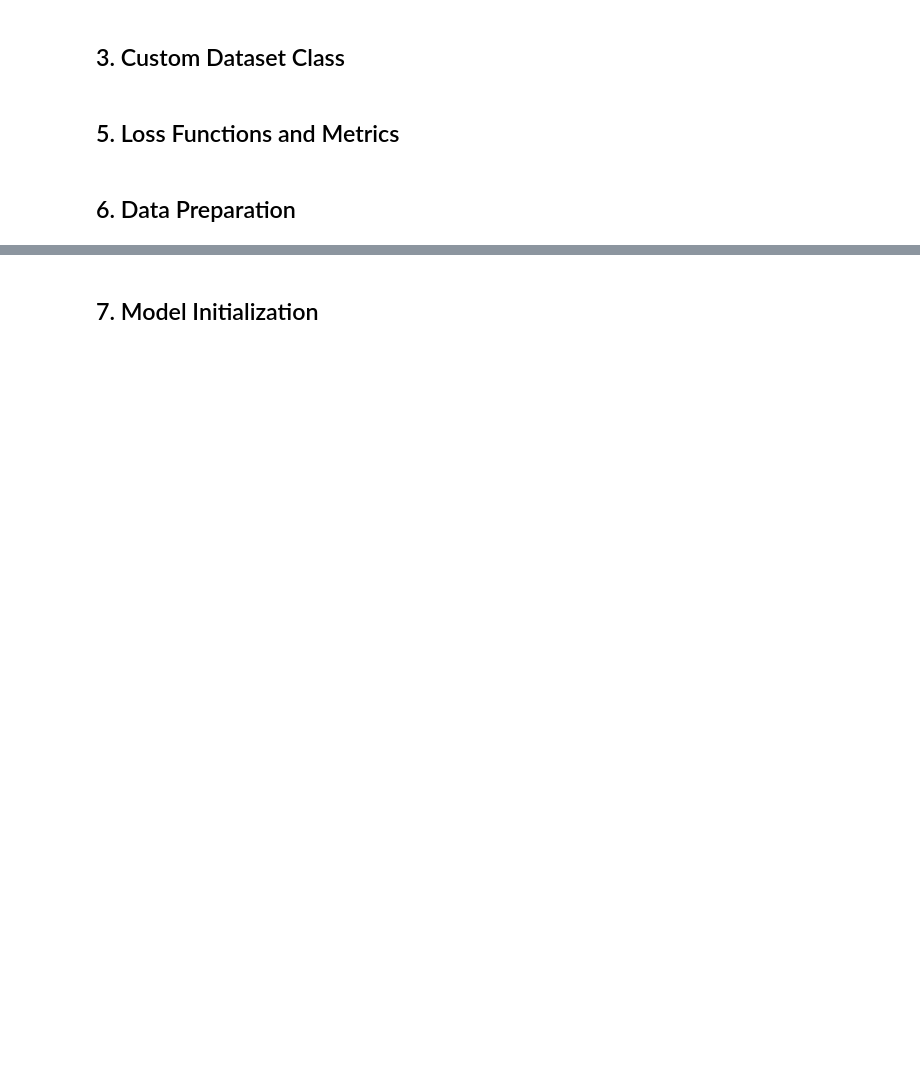
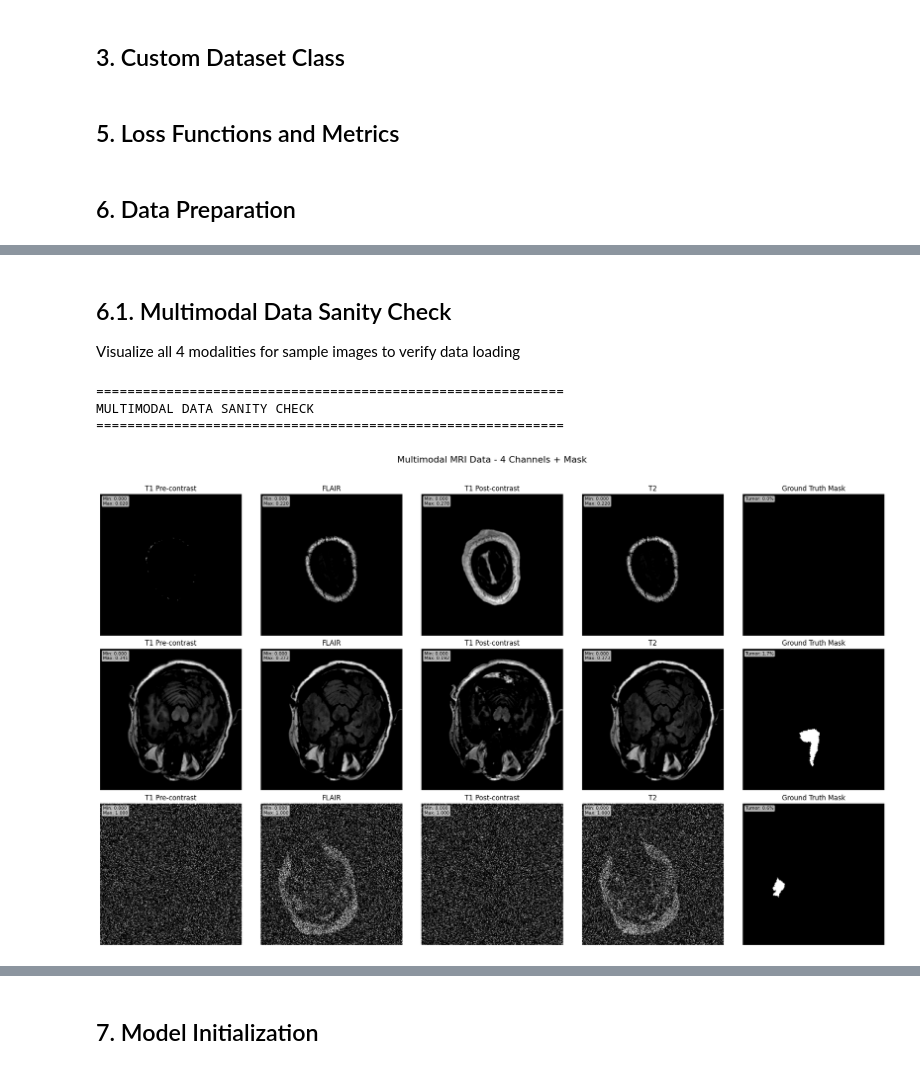
Before and after one commit to enricotazzer/ORACLE, a Jupyter notebook: unet_plusplus_brain_tumor_segmentation.ipynb, the cells around one changed output, grey strips where cells are left out. Saved outputs shown, nothing was run; the diff lists cells and outputs as text; code cells hidden in the pictures; blank space fills up the shorter version.

```diff
--- a/unet_plusplus_brain_tumor_segmentation.ipynb
+++ b/unet_plusplus_brain_tumor_segmentation.ipynb
@@ -52,7 +55,7 @@ Using device: cpu
 ## 2. Data Exploration
 # %%
 # Set data paths (Kaggle environment paths)
-DATA_DIR = Path('/kaggle/input/lgg-mri-segmentation/kaggle_3m')
+DATA_DIR = Path('archive/kaggle_3m')
 print(f"Dataset directory: {DATA_DIR}")
 print(f"Directory exists: {DATA_DIR.exists()}")
 
@@ -260,0 +336,75 @@ print(f"Test batches: {len(test_loader)}")
+# %% [markdown]
+## 6.1. Multimodal Data Sanity Check
+
+Visualize all 4 modalities for sample images to verify data loading
+# %%
+# Sanity check: Visualize multimodal data
+print("="*60)
+print("MULTIMODAL DATA SANITY CHECK")
+print("="*60)
+
+# Get a few samples from training dataset
+num_samples = 3
+sample_indices = np.random.choice(len(train_dataset), num_samples, replace=False)
+
+fig, axes = plt.subplots(num_samples, 5, figsize=(20, num_samples * 4))
+
+modality_names = ['T1 Pre-contrast', 'FLAIR', 'T1 Post-contrast', 'T2', 'Ground Truth Mask']
+
+for row, idx in enumerate(sample_indices):
+    # Get sample
+    image, mask = train_dataset[idx]
+
+    # Convert from tensor to numpy
+    image_np = image.numpy()  # Shape: (4, H, W)
+    mask_np = mask.numpy()[0]  # Shape: (H, W)
+
+    # Visualize each modality
+    for col in range(4):
+        axes[row, col].imshow(image_np[col], cmap='gray')
+        axes[row, col].set_title(f'{modality_names[col]}')
+        axes[row, col].axis('off')
+
+        # Add min/max values for verification
+        axes[row, col].text(
+            0.02, 0.98,
+            f'Min: {image_np[col].min():.3f}\nMax: {image_np[col].max():.3f}',
+            transform=axes[row, col].transAxes,
+            fontsize=8, verticalalignment='top',
+            bbox=dict(boxstyle='round', facecolor='white', alpha=0.7)
+        )
+
+    # Visualize mask
+    axes[row, 4].imshow(mask_np, cmap='gray')
+    axes[row, 4].set_title(modality_names[4])
+    axes[row, 4].axis('off')
+
+    # Add tumor percentage
+    tumor_percentage = (mask_np.sum() / mask_np.size) * 100
+    axes[row, 4].text(
+        0.02, 0.98,
+        f'Tumor: {tumor_percentage:.1f}%',
+        transform=axes[row, 4].transAxes,
+        fontsize=8, verticalalignment='top',
+        bbox=dict(boxstyle='round', facecolor='white', alpha=0.7)
+    )
+
+plt.suptitle('Multimodal MRI Data - 4 Channels + Mask', fontsize=16, y=1.02)
+plt.tight_layout()
+plt.savefig('multimodal_sanity_check.png', dpi=300, bbox_inches='tight')
+plt.show()
+
+# Verify data shapes and statistics
+print(f"\nData Shape Verification:")
+print(f"Image shape: {image.shape} (Expected: [4, {IMG_SIZE}, {IMG_SIZE}])")
+print(f"Mask shape: {mask.shape} (Expected: [1, {IMG_SIZE}, {IMG_SIZE}])")
+print(f"\nData Statistics:")
+for i, name in enumerate(modality_names[:4]):
+    print(f"{name:20s} - Min: {image_np[i].min():.4f}, Max: {image_np[i].max():.4f}, Mean: {image_np[i].mean():.4f}")
+print(f"{'Mask':20s} - Unique values: {np.unique(mask_np)}, Tumor pixels: {mask_np.sum():.0f}/{mask_np.size}")
+print("="*60)
+# %% [output]
+============================================================
+MULTIMODAL DATA SANITY CHECK
+============================================================
+[figure, added]
```
Also changed, not shown: parts of 12 cells of this notebook.
